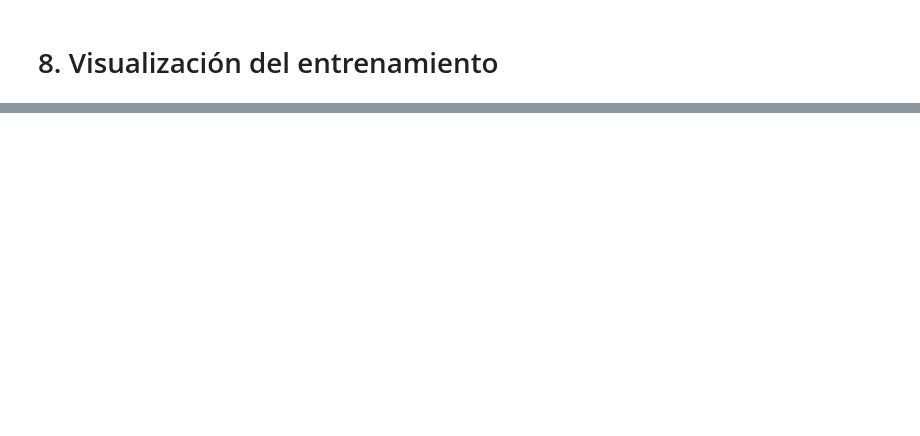
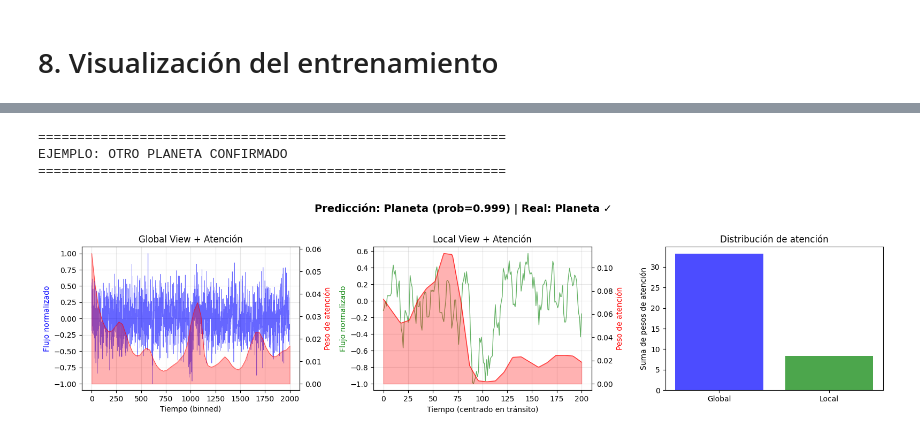
Before and after one commit to jorvarea/deep_learning_exercises, a Jupyter notebook: trabajo2/training.ipynb, the cells around one changed output, grey strips where cells are left out. Cells and saved outputs as stored; diff of their text form; code cells hidden in the pictures; blank space fills up the shorter version.

```diff
--- a/trabajo2/training.ipynb
+++ b/trabajo2/training.ipynb
@@ -724,0 +1900,14 @@ print(f"  - AUC-PR:    {test_results['auc_pr']:.4f}")
+# %%
+# Ejemplo 3: Otro planeta confirmado
+print("=" * 60)
+print("EJEMPLO: OTRO PLANETA CONFIRMADO")
+print("=" * 60)
+
+idx = selected_planets[1] if len(selected_planets) > 1 else selected_planets[0]
+features, label = test_dataset[idx]
+visualize_attention(model, features, int(label.item()))
+# %% [output]
+============================================================
+EJEMPLO: OTRO PLANETA CONFIRMADO
+============================================================
+[figure, added]
```
Also changed, not shown: parts of 30 cells of this notebook, 15 other files.
